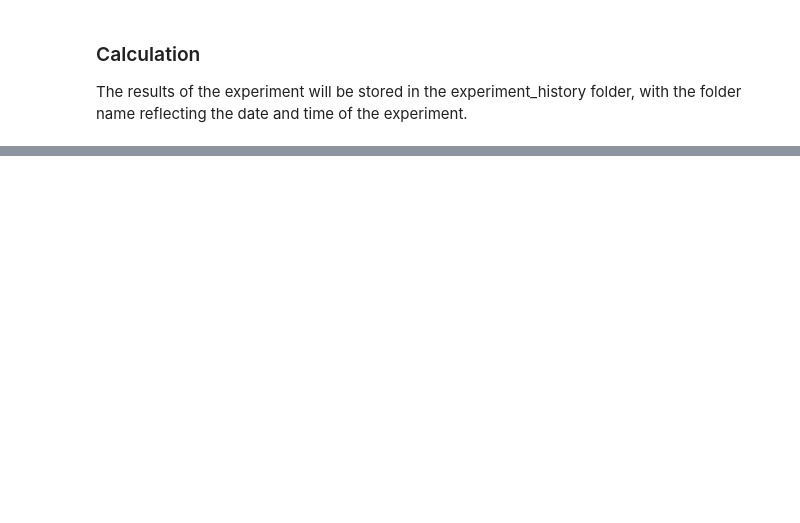
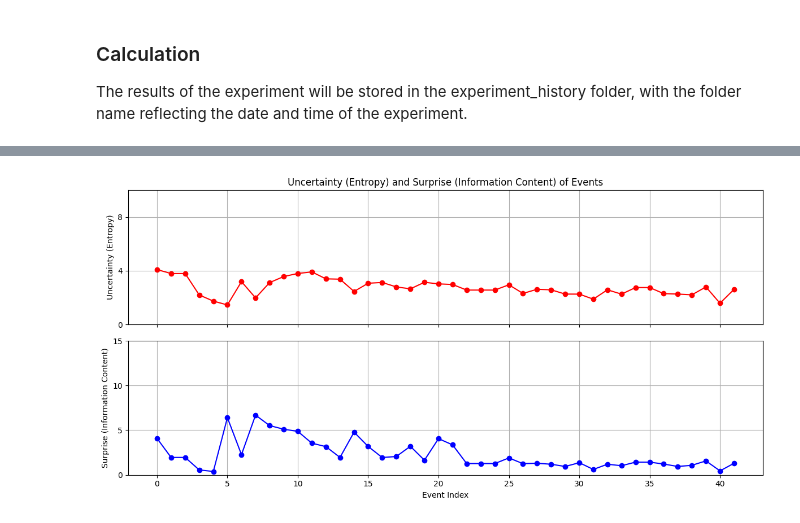
Before and after one commit to frshdjfry/py2lispIDyOMJupyter, a Jupyter notebook: example_usage.ipynb, the cells around one changed output, grey strips where cells are left out. Drawn from its saved outputs; the diff is of its cells as text; code cells hidden in the pictures; blank space fills up the shorter version.

```diff
--- a/example_usage.ipynb
+++ b/example_usage.ipynb
@@ -48,0 +62,5 @@ Written PPM* model to /root/idyom/data/models/h-cpitch_NIL_66030524063816-1:1_ha
+# %%
+song_name = "shanx001"
+filtered_df = df[df['melody.name'] == song_name]
+filtered_df['note.id'] = filtered_df['note.id'].astype(int)
+filtered_df
@@ -48,0 +91,38 @@ Written PPM* model to /root/idyom/data/models/h-cpitch_NIL_66030524063816-1:1_ha
+# %%
+import matplotlib.pyplot as plt
+from matplotlib.ticker import MaxNLocator
+
+def plot_entropy_and_ic(df):
+    # Compute event index and extract metrics.
+    event_index = df['note.id'] - 1
+    entropy = df['entropy']
+    information_content = df['ic']
+
+    # Create a figure with two subplots sharing the x-axis.
+    fig, (ax1, ax2) = plt.subplots(2, 1, sharex=True, figsize=(12, 6))
+
+    # Plot Uncertainty (Entropy)
+    ax1.plot(event_index, entropy, 'r-', marker='o')
+    ax1.set_title('Uncertainty (Entropy) and Surprise (Information Content) of Events')
+    ax1.set_ylabel('Uncertainty (Entropy)')
+    ax1.grid(True)
+    ax1.set_yticks([0, 4, 8])
+    ax1.set_ylim([0, 10])
+
+    # Plot Surprise (Information Content)
+    ax2.plot(event_index, information_content, 'b-', marker='o')
+    ax2.set_ylabel('Surprise (Information Content)')
+    ax2.set_xlabel('Event Index')
+    ax2.grid(True)
+    ax2.set_yticks([0, 5, 10, 15])
+    ax2.set_ylim([0, 15])
+
+    # Ensure the x-axis displays only integer labels.
+    ax2.xaxis.set_major_locator(MaxNLocator(integer=True))
+
+    plt.tight_layout()
+    plt.show()
+# %%
+plot_entropy_and_ic(filtered_df)
+# %% [output]
+[figure, added]
```
Also changed, not shown: parts of 10 cells of this notebook, 5 other files.
